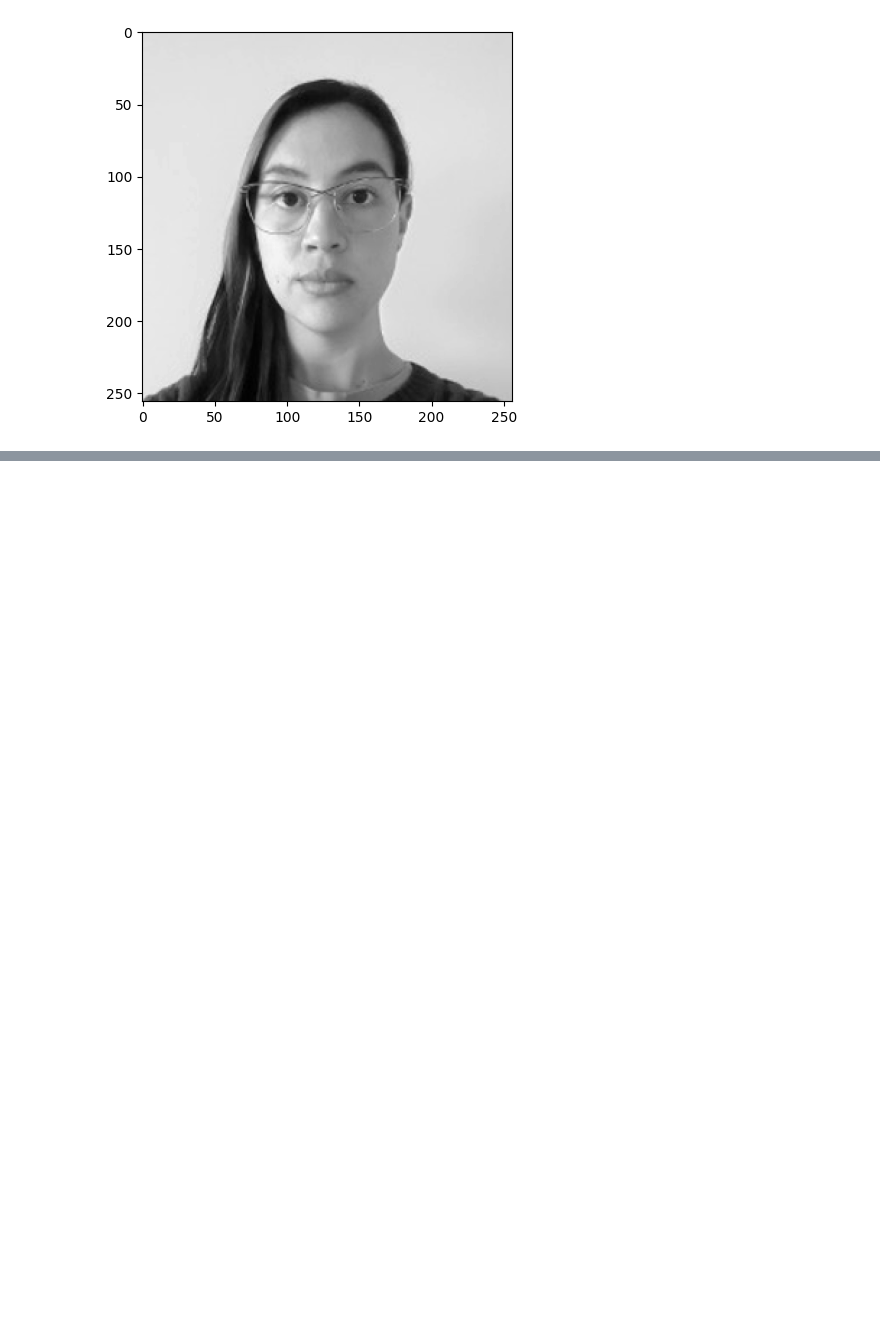
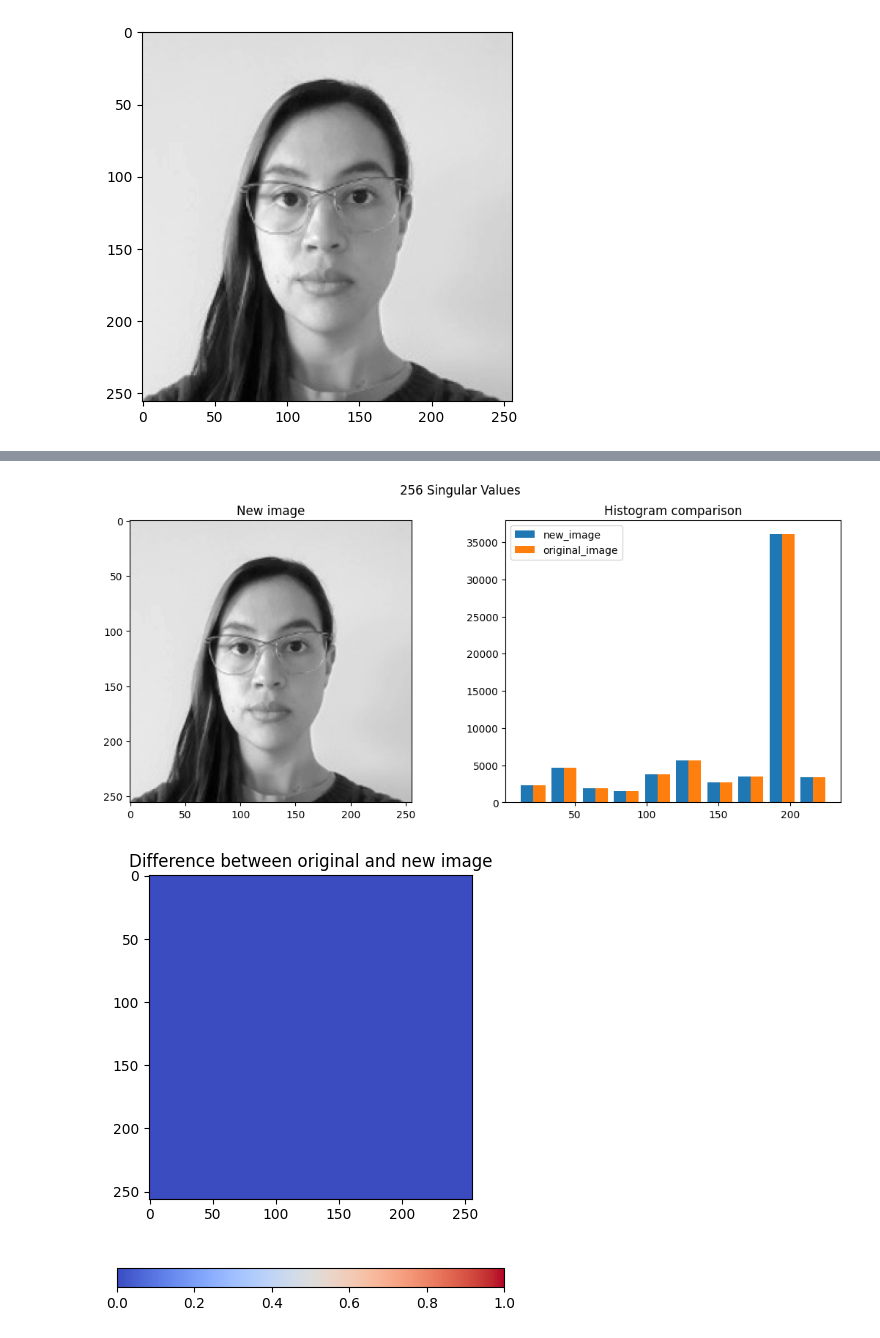
Before and after one commit to vanesalo10/unsupervised-learning-lab, a Jupyter notebook: Assignment_04.ipynb, the cells around one changed output, grey strips where cells are left out. Saved outputs shown, nothing was run; the diff lists cells and outputs as text; code cells hidden in the pictures; blank space fills up the shorter version.

```diff
--- a/Assignment_04.ipynb
+++ b/Assignment_04.ipynb
@@ -63,0 +65,5 @@ get_new_face_image(30)
+# %%
+get_new_face_image(256)
+# %% [output]
+[figure, added]
+[figure, added]
```
Also changed, not shown: parts of 9 cells of this notebook.
